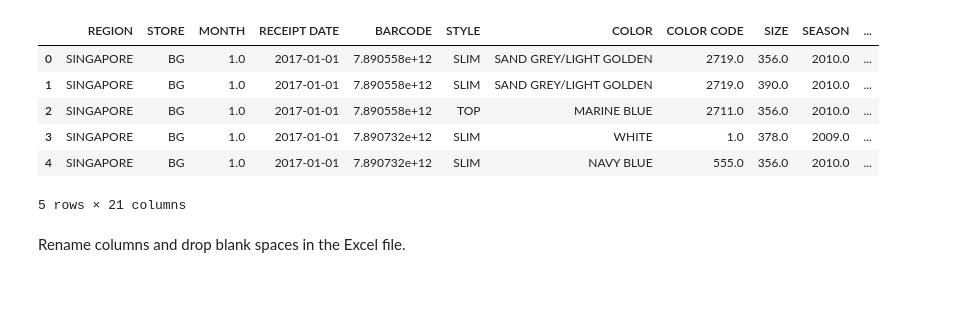
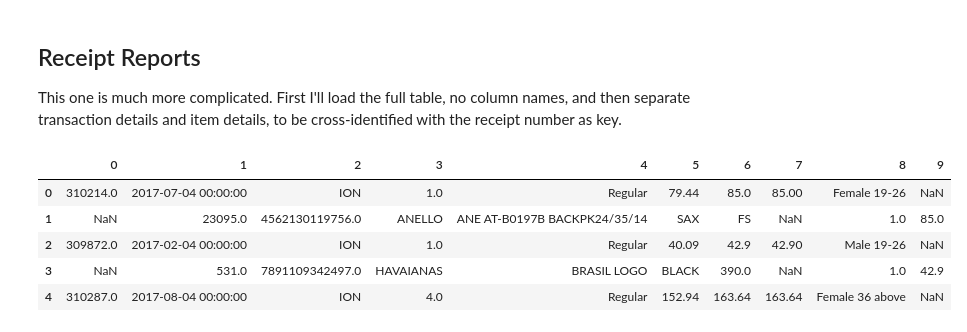
Before and after one commit to Aroodai-Data-Science/receipt-cleaning, a Jupyter notebook: receipt-cleaning.ipynb, the cells around one changed output. Saved outputs shown, nothing was run; the diff lists cells and outputs as text; code cells hidden in the pictures; blank space fills up the shorter version.

Commit message:
Correct notebook

```diff
--- a/receipt-cleaning.ipynb
+++ b/receipt-cleaning.ipynb
@@ -15,15 +35,16 @@ Load data
+# %% [markdown]
+## Receipt Reports
+
+This one is much more complicated. First I'll load the full table, no column names, and then separate transaction details and item details, to be cross-identified with the receipt number as key.
 # %%
-sales = pd.read_excel (r'/content/drive/MyDrive/Colab Notebooks/Data Files/SALES/DOM 2017 Sales Oct rows72550 Copy of Havaianas Sales as of Oct 2017 with notes.xlsx',
-                           sheet_name = 'Sheet1', na_values=['#DIV/0!'])
+sales_raw = pd.read_excel (r'/content/drive/MyDrive/Colab Notebooks/Data Files/SALES/DOM 2017 Sales Apr 2082rows Copy of Sales Report by Receipt with Item Details with notes.xlsx',
+                              skiprows = 12, header=None)
 
-sales.head()
+sales_raw.head()
 # %% [output]
-|  | REGION | STORE | MONTH | RECEIPT DATE | BARCODE | STYLE | COLOR | COLOR CODE | SIZE | SEASON | ... |
-| 0 | SINGAPORE | BG | 1.0 | 2017-01-01 | 7.890558e+12 | SLIM | SAND GREY/LIGHT GOLDEN | 2719.0 | 356.0 | 2010.0 | ... |
-| 1 | SINGAPORE | BG | 1.0 | 2017-01-01 | 7.890558e+12 | SLIM | SAND GREY/LIGHT GOLDEN | 2719.0 | 390.0 | 2010.0 | ... |
-| 2 | SINGAPORE | BG | 1.0 | 2017-01-01 | 7.890558e+12 | TOP | MARINE BLUE | 2711.0 | 356.0 | 2010.0 | ... |
-| 3 | SINGAPORE | BG | 1.0 | 2017-01-01 | 7.890732e+12 | SLIM | WHITE | 1.0 | 378.0 | 2009.0 | ... |
-| 4 | SINGAPORE | BG | 1.0 | 2017-01-01 | 7.890732e+12 | SLIM | NAVY BLUE | 555.0 | 356.0 | 2010.0 | ... |
+|  | 0 | 1 | 2 | 3 | 4 | 5 | 6 | 7 | 8 | 9 |
+| 0 | 310214.0 | 2017-07-04 00:00:00 | ION | 1.0 | Regular | 79.44 | 85.0 | 85.00 | Female 19-26 | NaN |
+| 1 | NaN | 23095.0 | 4562130119756.0 | ANELLO | ANE AT-B0197B BACKPK24/35/14 | SAX | FS | NaN | 1.0 | 85.0 |
+| 2 | 309872.0 | 2017-02-04 00:00:00 | ION | 1.0 | Regular | 40.09 | 42.9 | 42.90 | Male 19-26 | NaN |
+| 3 | NaN | 531.0 | 7891109342497.0 | HAVAIANAS | BRASIL LOGO | BLACK | 390.0 | NaN | 1.0 | 42.9 |
+| 4 | 310287.0 | 2017-08-04 00:00:00 | ION | 4.0 | Regular | 152.94 | 163.64 | 163.64 | Female 36 above | NaN |
-5 rows × 21 columns
-# %% [markdown]
-Rename columns and drop blank spaces in the Excel file.
```
Also changed, not shown: parts of 25 cells of this notebook.
